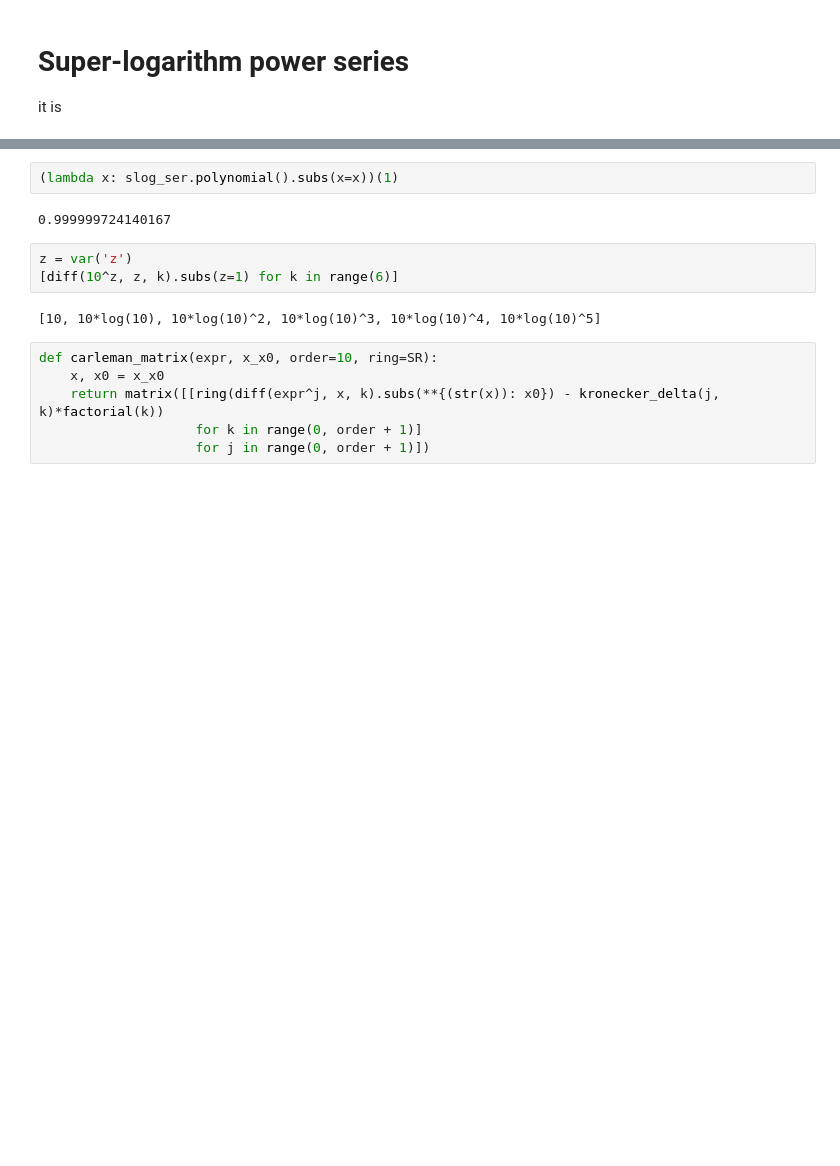
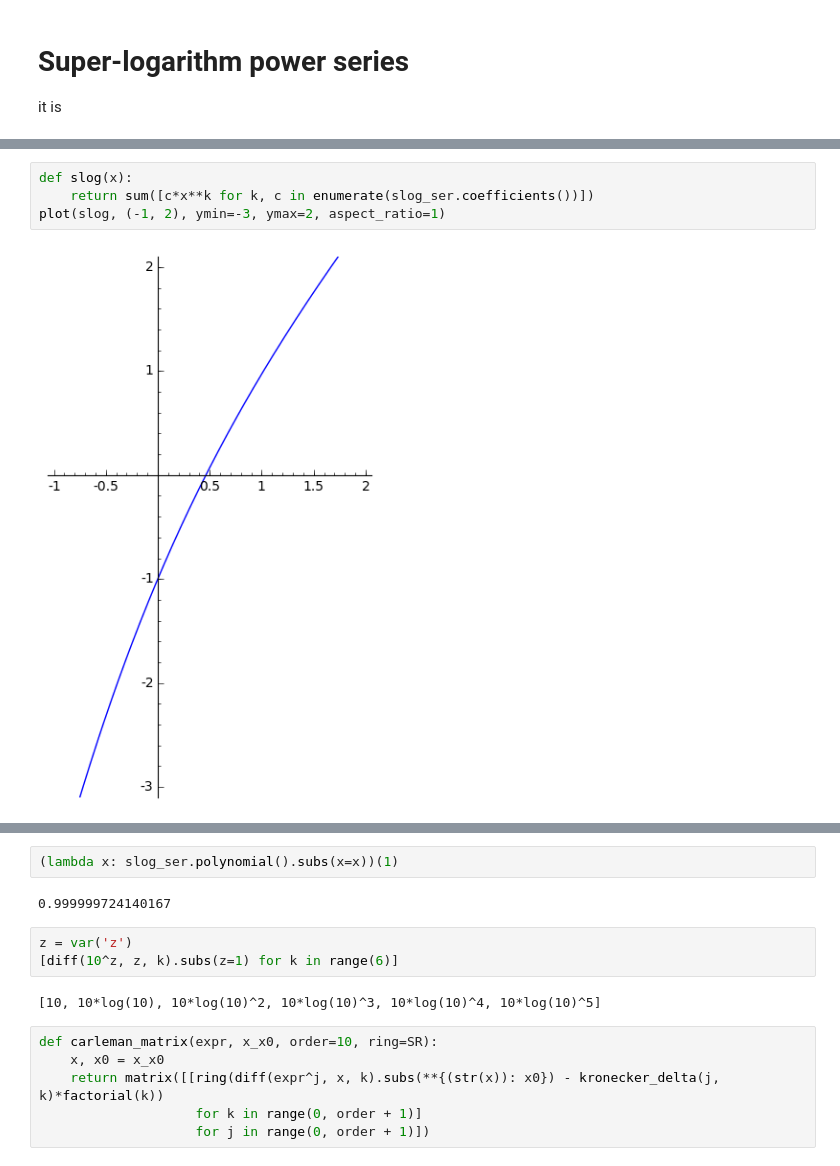
Before and after one commit to andydude/tetration, a Jupyter notebook: dl/superexp_10.ipynb, the cells around one changed output, grey strips where cells are left out. Drawn from its saved outputs; the diff is of its cells as text; blank space fills up the shorter version.

```diff
--- a/dl/superexp_10.ipynb
+++ b/dl/superexp_10.ipynb
@@ -56,0 +54,6 @@ plot(lambda x: slog_ser.polynomial().subs(x=x), (-1, 1), ymin=-2, ymax=2, aspect
+# %%
+def slog(x):
+    return sum([c*x**k for k, c in enumerate(slog_ser.coefficients())])
+plot(slog, (-1, 2), ymin=-3, ymax=2, aspect_ratio=1)
+# %% [output]
+[figure, added]
```
Also changed, not shown: parts of 10 cells of this notebook, 1 other file.
